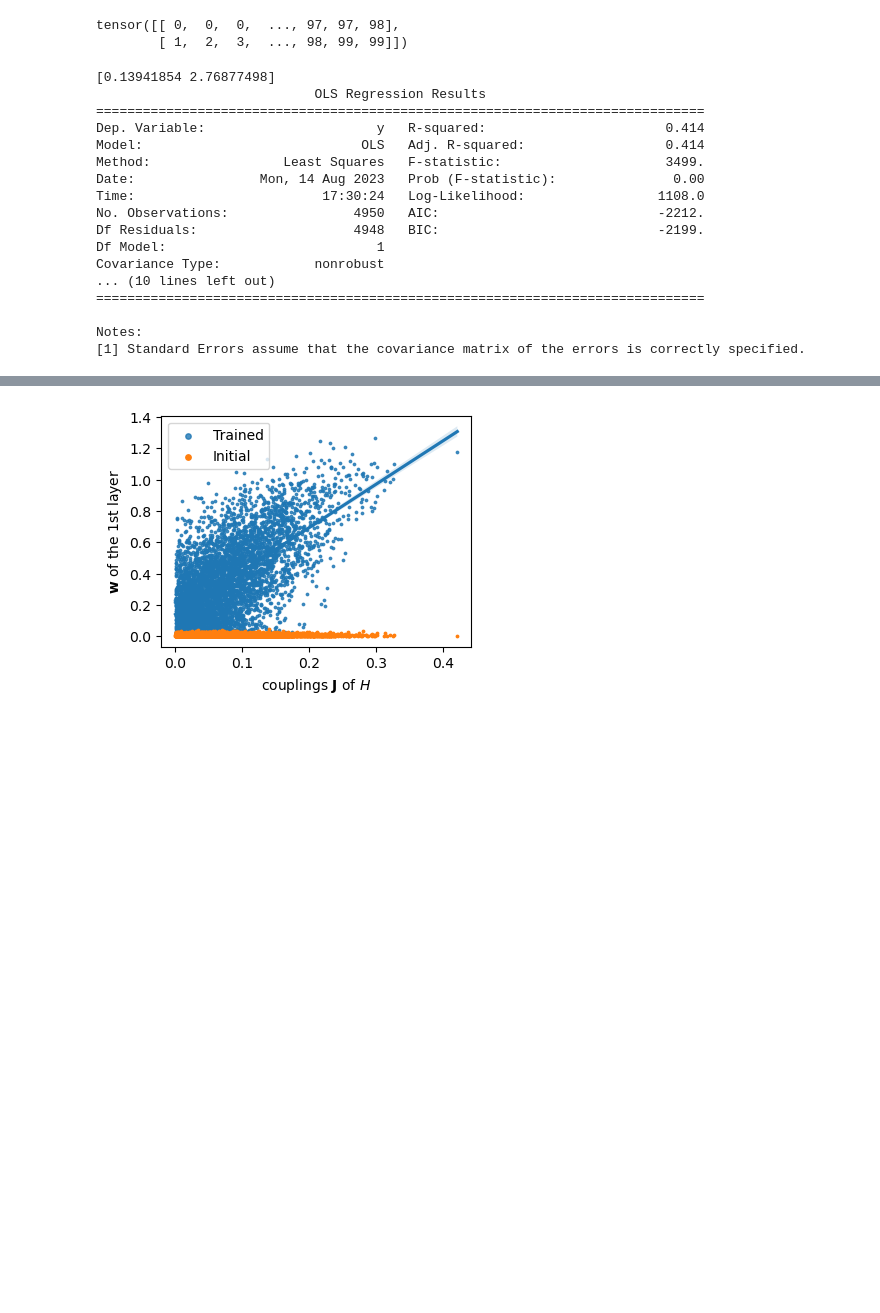
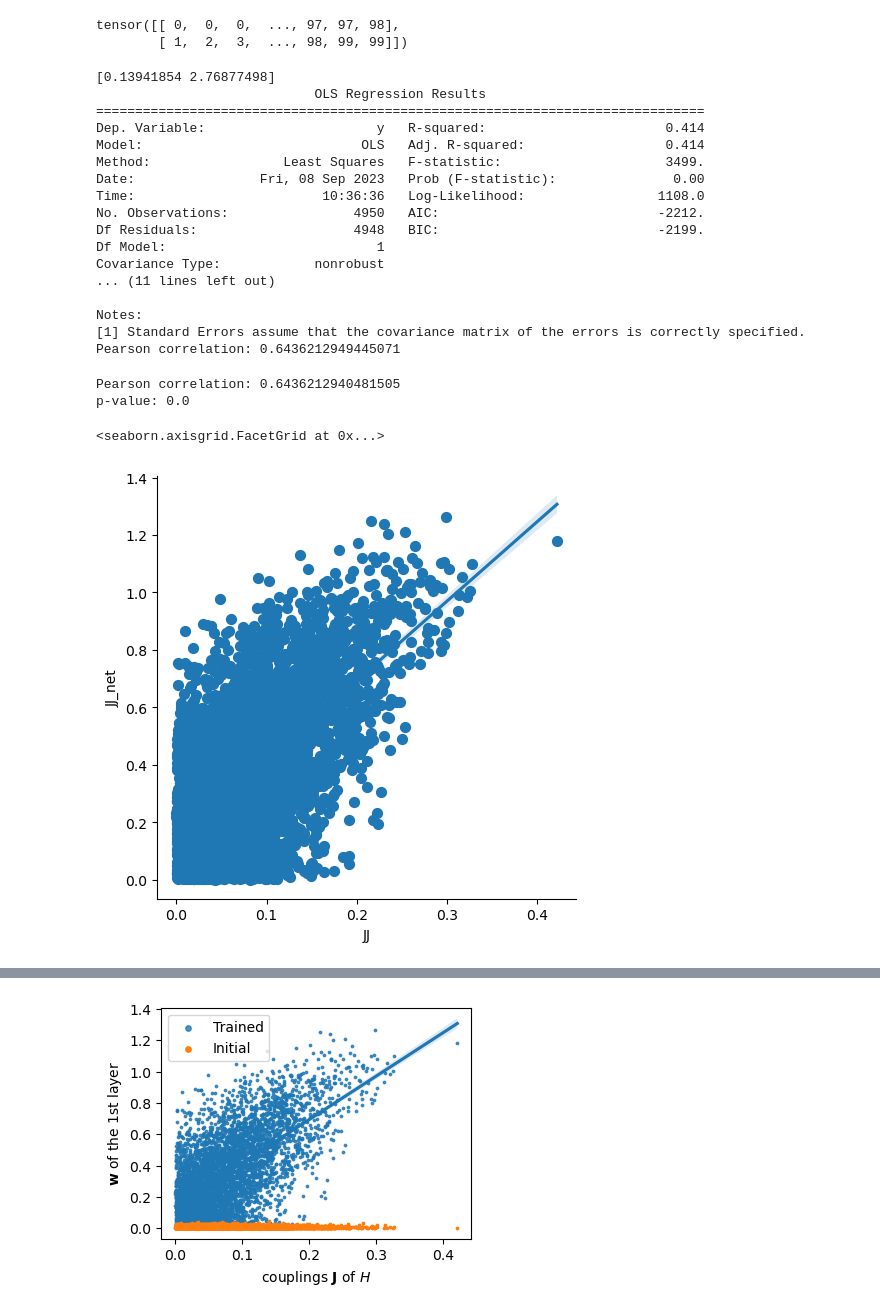
Before and after one commit to ocadni/h2arnn, a Jupyter notebook: results/SK/MC_img.ipynb, the cells around one changed output, grey strips where cells are left out. Saved outputs shown, nothing was run; the diff lists cells and outputs as text; code cells hidden in the pictures; blank space fills up the shorter version.

```diff
--- a/results/SK/MC_img.ipynb
+++ b/results/SK/MC_img.ipynb
@@ -52,6 +52,9 @@ print(results.params)
 # dtype: float64
 
 print(results.summary())
+
+r = np.sqrt(results.rsquared)
+print('Pearson correlation:', r)
 # %% [output]
 [0.13941854 2.76877498]
                             OLS Regression Results
@@ -59,14 +62,31 @@ print(results.summary())
 Dep. Variable:                      y   R-squared:                       0.414
 Model:                            OLS   Adj. R-squared:                  0.414
 Method:                 Least Squares   F-statistic:                     3499.
-Date:                Mon, 14 Aug 2023   Prob (F-statistic):               0.00
-Time:                        17:30:24   Log-Likelihood:                 1108.0
+Date:                Fri, 08 Sep 2023   Prob (F-statistic):               0.00
+Time:                        10:36:36   Log-Likelihood:                 1108.0
 No. Observations:                4950   AIC:                            -2212.
 Df Residuals:                    4948   BIC:                            -2199.
 Df Model:                           1
 Covariance Type:            nonrobust
-... (10 lines left out)
-==============================================================================
+... (11 lines left out)
 
 Notes:
 [1] Standard Errors assume that the covariance matrix of the errors is correctly specified.
+Pearson correlation: 0.6436212949445071
+# %%
+from scipy.stats import pearsonr
+
+# JJ_net and JJ should be your data arrays
+correlation, p_value = pearsonr(JJ_net, JJ)
+
+print('Pearson correlation:', correlation)
+print('p-value:', p_value)
+# %% [output]
+Pearson correlation: 0.6436212940481505
+p-value: 0.0
+# %%
+df_jj = pd.DataFrame({"JJ": JJ, "JJ_net": JJ_net})
+sns.lmplot(x="JJ", y="JJ_net", data=df_jj, x_estimator=np.mean)
+# %% [output]
+<seaborn.axisgrid.FacetGrid at 0x...>
+[figure, added]
```
Also changed, not shown: parts of 77 cells of this notebook, 5 other files.
